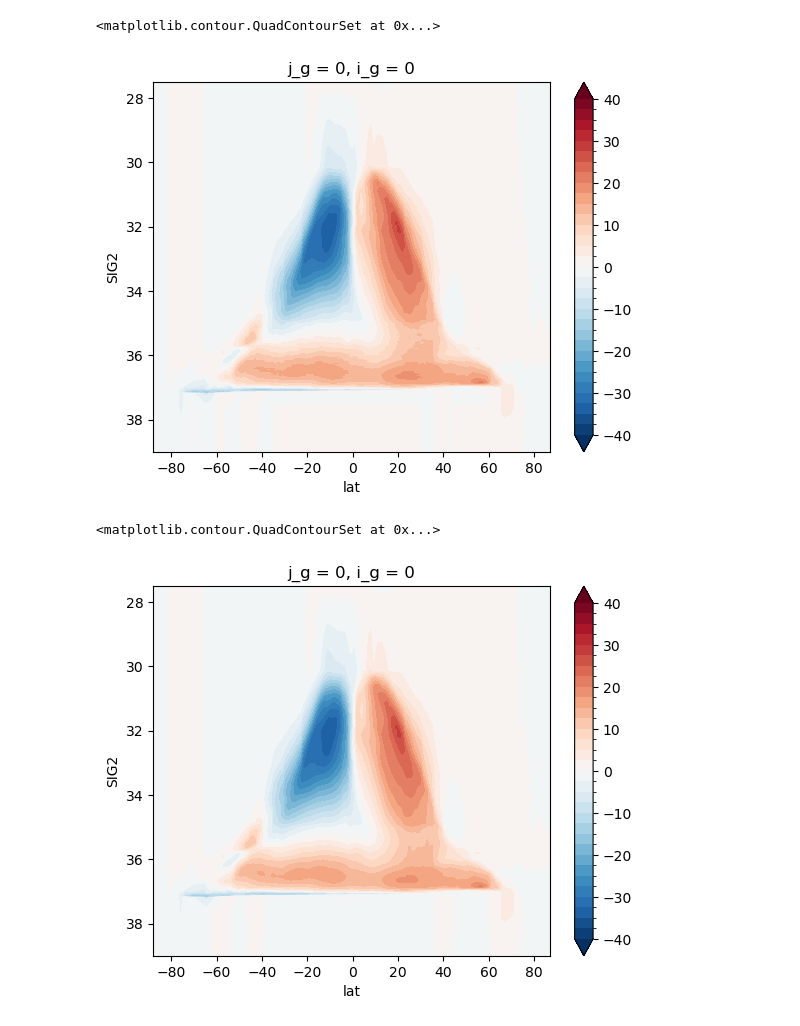
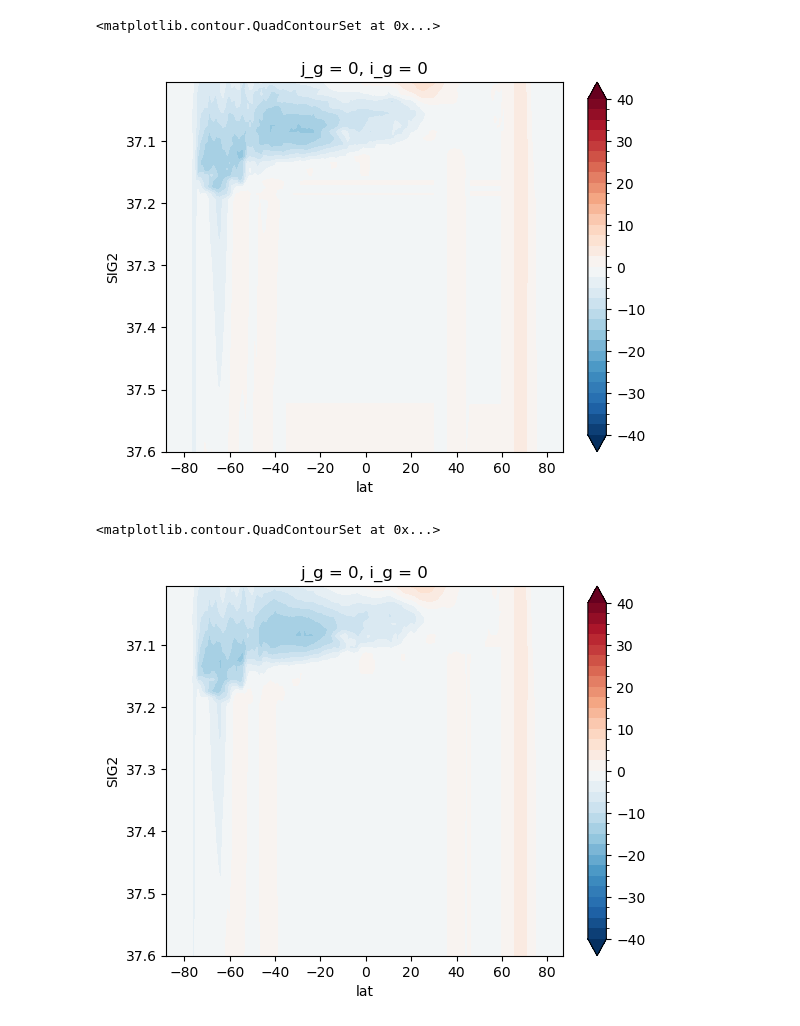
Before and after one commit to anthony-meza/xbudget, a Jupyter notebook: examples/eccov4r4_budget_examples_isopycnal_overturning.ipynb, the cells around one changed output. Saved outputs shown, nothing was run; the diff lists cells and outputs as text; code cells hidden in the pictures.

```diff
--- a/examples/eccov4r4_budget_examples_isopycnal_overturning.ipynb
+++ b/examples/eccov4r4_budget_examples_isopycnal_overturning.ipynb
@@ -249,13 +249,13 @@ psi_cons = calc_psi_from_remapped_transports(
     allow_rechunk=True)
 # %%
 levels = np.arange(-40, 40 + 0.1, 2.5)
-psi_hist.sel(SIG2 = slice(27, None)).plot.contourf(x = "lat", y = "SIG2", levels = levels, extend = "both", yincrease = False)
+psi_hist.sel(SIG2 = slice(37, 38)).plot.contourf(x = "lat", y = "SIG2", levels = levels, extend = "both", yincrease = False)
 # %% [output]
 <matplotlib.contour.QuadContourSet at 0x...>
-[figure, old version]
+[figure, new version]
 # %%
 levels = np.arange(-40, 40 + 0.1, 2.5)
-psi_cons.sel(SIG2 = slice(27, None)).plot.contourf(x = "lat", y = "SIG2", levels = levels, extend = "both", yincrease = False)
+psi_cons.sel(SIG2 = slice(37, 38)).plot.contourf(x = "lat", y = "SIG2", levels = levels, extend = "both", yincrease = False)
 # %% [output]
 <matplotlib.contour.QuadContourSet at 0x...>
-[figure, old version]
+[figure, new version]
```
Also changed, not shown: parts of 1 cell of this notebook.
